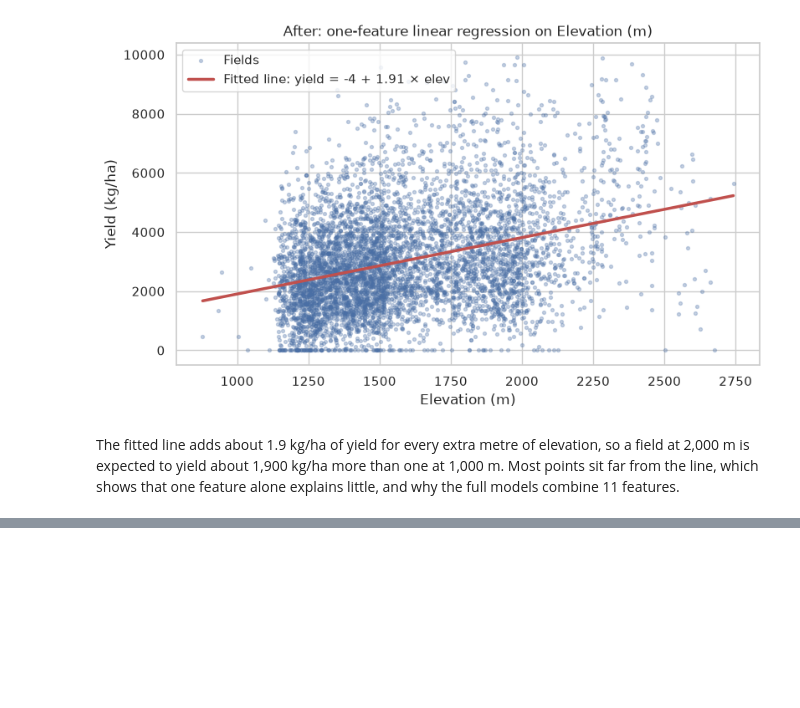
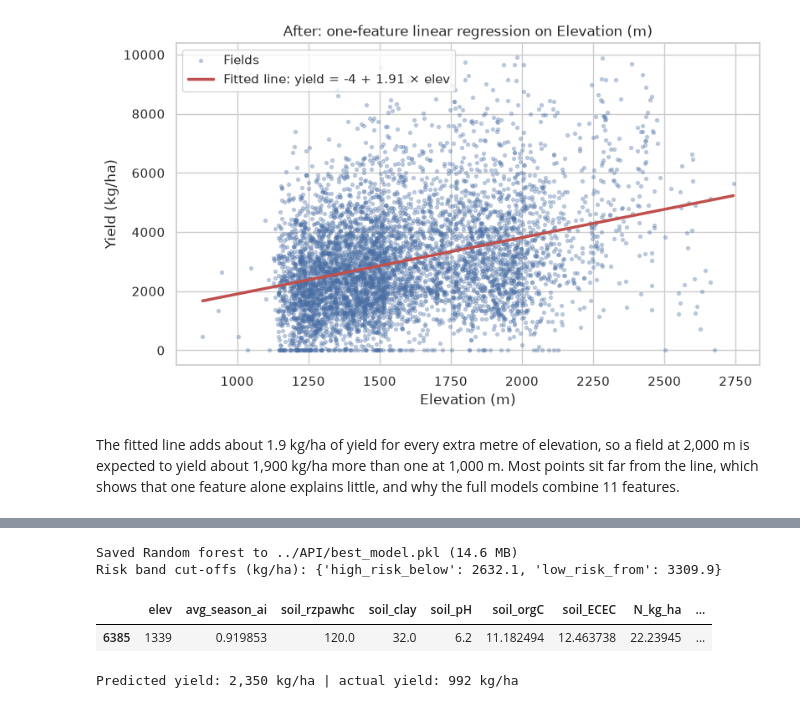
Before and after one commit to Kiguru-Alu/linear_regression_model, a Jupyter notebook: summative/linear_regression/multivariate.ipynb, the cells around one changed output, grey strips where cells are left out. Saved outputs shown, nothing was run; the diff lists cells and outputs as text; code cells hidden in the pictures; blank space fills up the shorter version.

Commit message:
notebook: save the best pipeline and predict one test row

```diff
--- a/summative/linear_regression/multivariate.ipynb
+++ b/summative/linear_regression/multivariate.ipynb
@@ -690,0 +699,42 @@ The fitted line adds about 1.9 kg/ha of yield for every extra metre of elevation
+# %%
+import json
+from pathlib import Path
+
+import joblib
+from sklearn.base import clone
+from sklearn.model_selection import cross_val_predict
+
+API_DIR = Path("..") / "API"
+API_DIR.mkdir(exist_ok=True)
+MODEL_PATH = API_DIR / "best_model.pkl"
+
+best_model = models[best_name]
+joblib.dump(best_model, MODEL_PATH, compress=3)
+
+out_of_fold = cross_val_predict(clone(best_model), X_train, y_train, cv=kfold)
+high_below, low_from = np.quantile(out_of_fold, [1 / 3, 2 / 3])
+risk_bands = {"high_risk_below": round(float(high_below), 1), "low_risk_from": round(float(low_from), 1)}
+(API_DIR / "risk_bands.json").write_text(json.dumps(risk_bands, indent=2) + "\n")
+
+X_train.join(y_train).to_csv(API_DIR / "train_data.csv", index=False)
+X_test.join(y_test).to_csv(API_DIR / "test_data.csv", index=False)
+
+print(f"Saved {best_name} to {MODEL_PATH} ({MODEL_PATH.stat().st_size / 1e6:.1f} MB)")
+print("Risk band cut-offs (kg/ha):", risk_bands)
+# %% [output]
+Saved Random forest to ../API/best_model.pkl (14.6 MB)
+Risk band cut-offs (kg/ha): {'high_risk_below': 2632.1, 'low_risk_from': 3309.9}
+# %%
+def predict_yield(row, model_path=MODEL_PATH):
+    model = joblib.load(model_path)
+    return float(model.predict(row[FEATURES])[0])
+
+
+one_row = X_test.iloc[[0]]
+display(one_row)
+predicted = predict_yield(one_row)
+print(f"Predicted yield: {predicted:,.0f} kg/ha | actual yield: {y_test.iloc[0]:,.0f} kg/ha")
+# %% [output]
+|  | elev | avg_season_ai | soil_rzpawhc | soil_clay | soil_pH | soil_orgC | soil_ECEC | N_kg_ha | ... |
+| 6385 | 1339 | 0.919853 | 120.0 | 32.0 | 6.2 | 11.182494 | 12.463738 | 22.23945 | ... |
+Predicted yield: 2,350 kg/ha | actual yield: 992 kg/ha
```
Also changed, not shown: parts of 1 cell of this notebook, 4 other files.
